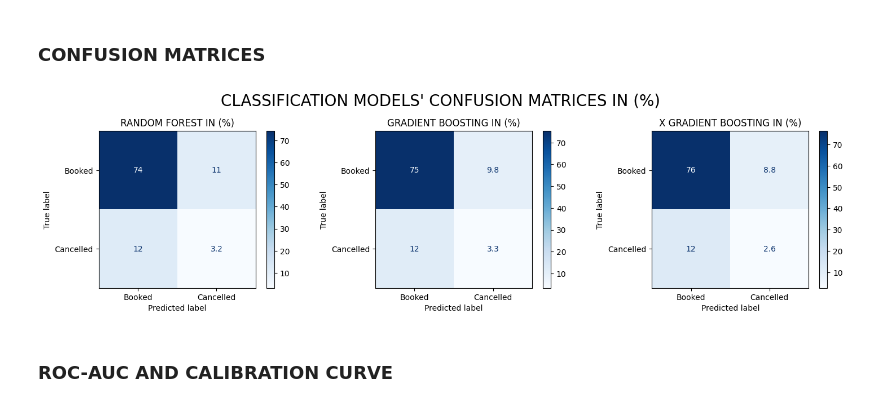
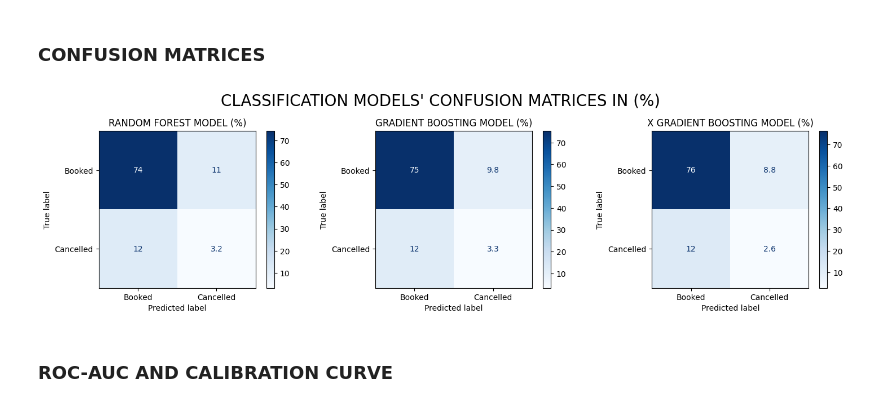
Before and after one commit to Stephen-Adwini-Badu/06.-British-Airways-Project, a Jupyter notebook: British Airways Project Notebook.ipynb, the cells around one changed output. Cells and saved outputs as stored; diff of their text form; code cells hidden in the pictures.

```diff
--- a/British Airways Project Notebook.ipynb
+++ b/British Airways Project Notebook.ipynb
@@ -297,20 +297,20 @@ xgb_val_cm = confusion_matrix(y_test, xgb_pred, normalize="all")*100
 # %%
 #Generating subplots
 fig, ax = plt.subplots(1,3, figsize=(15,4))
 plt.suptitle("CLASSIFICATION MODELS' CONFUSION MATRICES IN (%)", fontsize=20)
 
 #Generating visualizations
 ConfusionMatrixDisplay(confusion_matrix=rfc_val_cm, display_labels=['Booked', 'Cancelled']).plot(cmap='Blues', ax=ax[0])
 ConfusionMatrixDisplay(confusion_matrix=gbc_val_cm, display_labels=['Booked', 'Cancelled']).plot(cmap='Blues', ax=ax[1])
 ConfusionMatrixDisplay(confusion_matrix=xgb_val_cm, display_labels=['Booked', 'Cancelled']).plot(cmap='Blues', ax=ax[2])
 
 #Labelling subplots
-ax[0].set_title("RANDOM FOREST IN (%)")
-ax[1].set_title("GRADIENT BOOSTING IN (%)")
-ax[2].set_title("X GRADIENT BOOSTING IN (%)")
+ax[0].set_title("RANDOM FOREST MODEL (%)")
+ax[1].set_title("GRADIENT BOOSTING MODEL (%)")
+ax[2].set_title("X GRADIENT BOOSTING MODEL (%)")
 plt.tight_layout(pad=1.5)
 # %% [output]
-[figure, old version]
+[figure, new version]
 # %% [markdown]
 ### ROC-AUC AND CALIBRATION CURVE
 # %%
```
Also changed, not shown: parts of 1 cell of this notebook.
